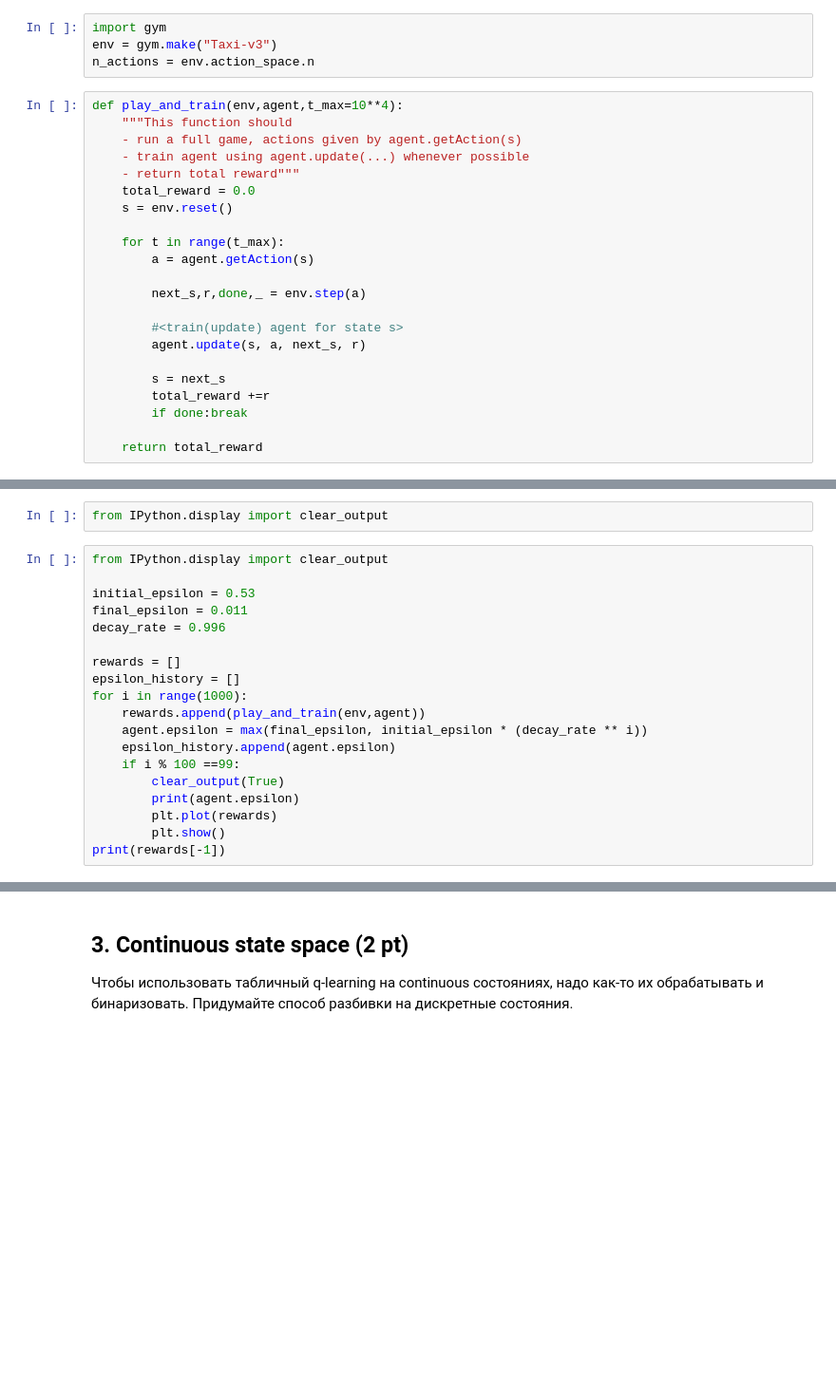
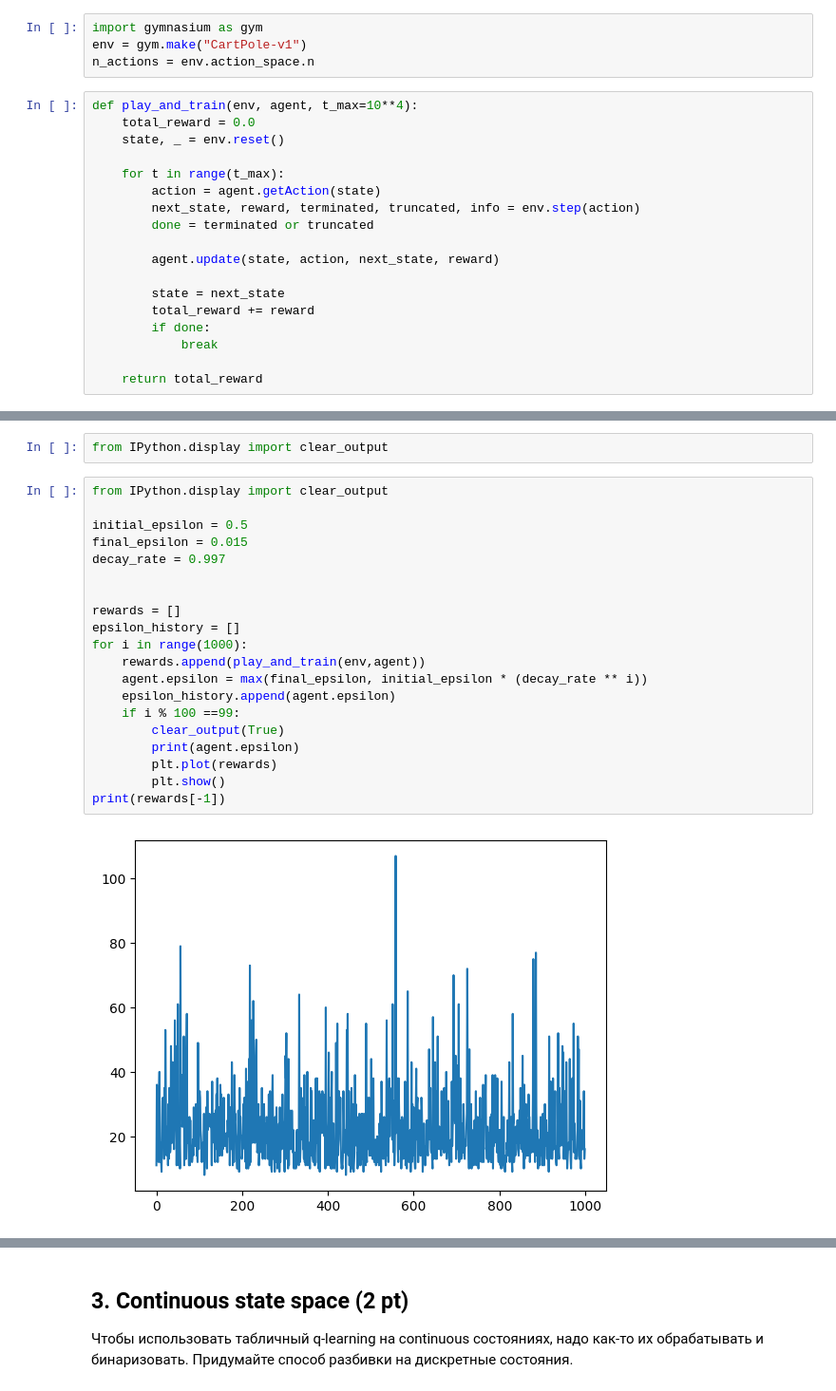
Before and after one commit to MaxKholodov1/AESC_ML_11, a Jupyter notebook: Task10/task_qlearning.ipynb, the cells around one changed output, grey strips where cells are left out. Shown at 95% size. Cells and saved outputs as stored; diff of their text form; blank space fills up the shorter version.

```diff
--- a/Task10/task_qlearning.ipynb
+++ b/Task10/task_qlearning.ipynb
@@ -137,27 +77,23 @@ class QLearningAgent():
 # %%
-import gym
-env = gym.make("Taxi-v3")
+import gymnasium as gym
+env = gym.make("CartPole-v1")
 n_actions = env.action_space.n
 # %%
-def play_and_train(env,agent,t_max=10**4):
-    """This function should
-    - run a full game, actions given by agent.getAction(s)
-    - train agent using agent.update(...) whenever possible
-    - return total reward"""
+def play_and_train(env, agent, t_max=10**4):
     total_reward = 0.0
-    s = env.reset()
+    state, _ = env.reset()
 
     for t in range(t_max):
-        a = agent.getAction(s)
+        action = agent.getAction(state)
+        next_state, reward, terminated, truncated, info = env.step(action)
+        done = terminated or truncated
 
-        next_s,r,done,_ = env.step(a)
+        agent.update(state, action, next_state, reward)
 
-        #<train(update) agent for state s>
-        agent.update(s, a, next_s, r)
-
-        s = next_s
-        total_reward +=r
-        if done:break
+        state = next_state
+        total_reward += reward
+        if done:
+            break
 
     return total_reward
 # %%
@@ -170,20 +106,22 @@ from IPython.display import clear_output
 # %%
 from IPython.display import clear_output
 
-initial_epsilon = 0.53
-final_epsilon = 0.011
-decay_rate = 0.996
+initial_epsilon = 0.5
+final_epsilon = 0.015
+decay_rate = 0.997
+
 
 rewards = []
 epsilon_history = []
 for i in range(1000):
     rewards.append(play_and_train(env,agent))
     agent.epsilon = max(final_epsilon, initial_epsilon * (decay_rate ** i))
     epsilon_history.append(agent.epsilon)
     if i % 100 ==99:
         clear_output(True)
         print(agent.epsilon)
         plt.plot(rewards)
         plt.show()
 print(rewards[-1])
 # %% [output]
+[figure, added]
```
Also changed, not shown: parts of 15 cells of this notebook.
